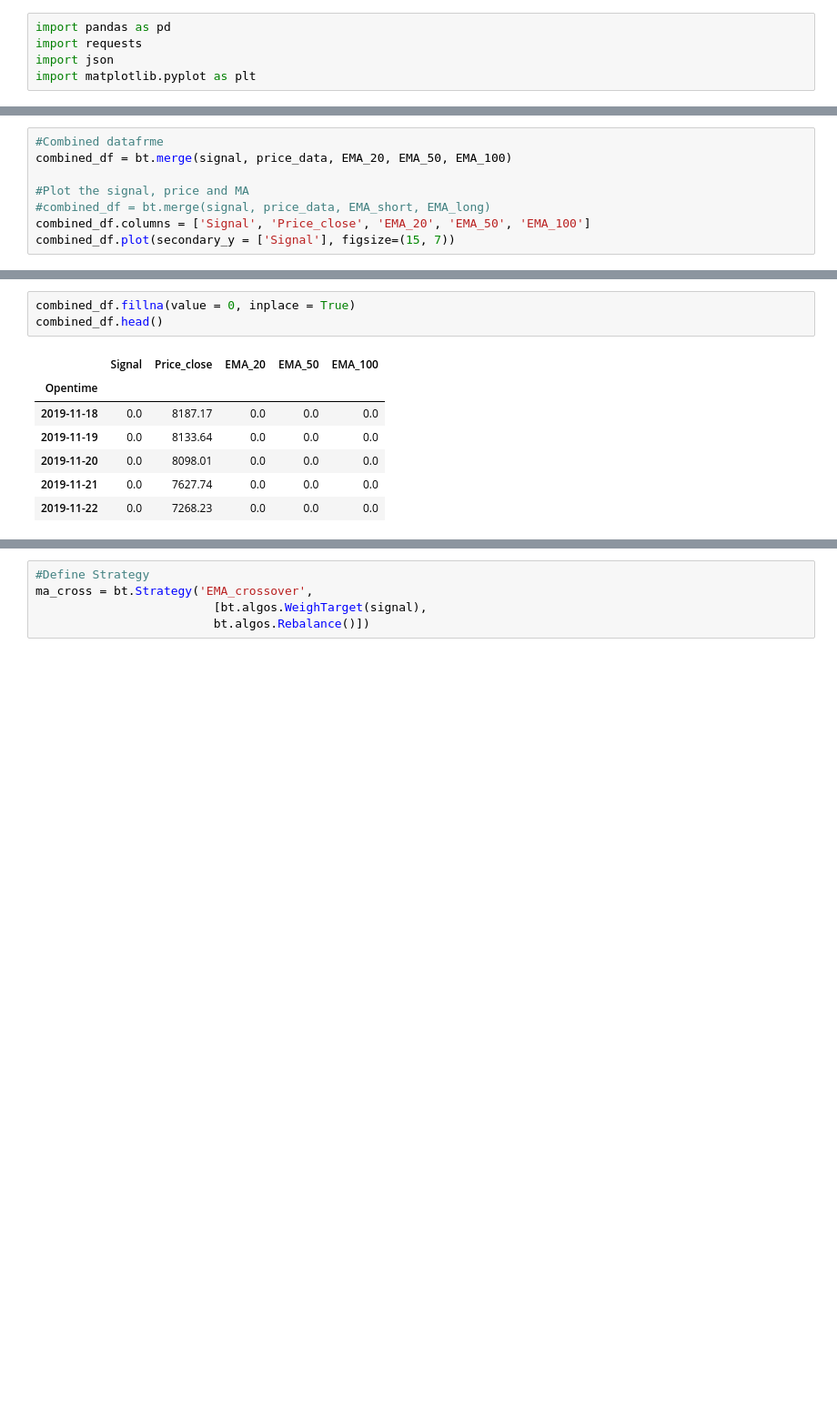
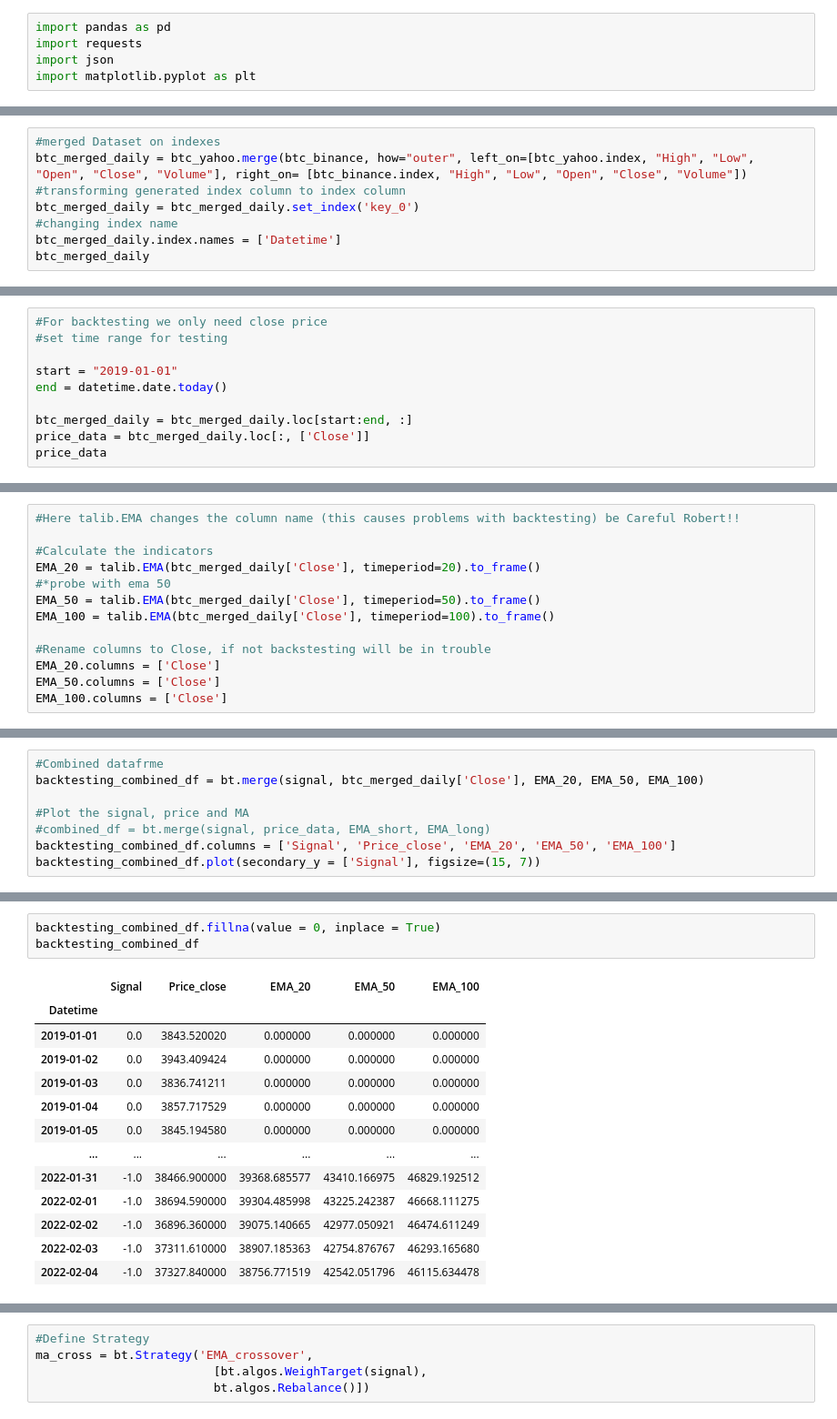
Before and after one commit to gap689/crypto-data-analysis, a Jupyter notebook: tradingmachinelearning/Backtesting.ipynb, the cells around one changed output, grey strips where cells are left out. Shown at 91% size. Saved outputs shown, nothing was run; the diff lists cells and outputs as text; blank space fills up the shorter version.

```diff
--- a/tradingmachinelearning/Backtesting.ipynb
+++ b/tradingmachinelearning/Backtesting.ipynb
@@ -206,0 +201,8 @@ EMA_100.columns = ['Close']
+# %%
+#merged Dataset on indexes
+btc_merged_daily = btc_yahoo.merge(btc_binance, how="outer", left_on=[btc_yahoo.index, "High", "Low", "Open", "Close", "Volume"], right_on= [btc_binance.index, "High", "Low", "Open", "Close", "Volume"])
+#transforming generated index column to index column
+btc_merged_daily = btc_merged_daily.set_index('key_0')
+#changing index name
+btc_merged_daily.index.names = ['Datetime']
+btc_merged_daily
@@ -206,0 +532,10 @@ EMA_100.columns = ['Close']
+# %%
+#For backtesting we only need close price
+#set time range for testing
+
+start = "2019-01-01"
+end = datetime.date.today()
+
+btc_merged_daily = btc_merged_daily.loc[start:end, :]
+price_data = btc_merged_daily.loc[:, ['Close']]
+price_data
@@ -207,3 +559,16 @@ EMA_100.columns = ['Close']
+# %%
+#Here talib.EMA changes the column name (this causes problems with backtesting) be Careful Robert!!
+
+#Calculate the indicators
+EMA_20 = talib.EMA(btc_merged_daily['Close'], timeperiod=20).to_frame()
+#*probe with ema 50
+EMA_50 = talib.EMA(btc_merged_daily['Close'], timeperiod=50).to_frame()
+EMA_100 = talib.EMA(btc_merged_daily['Close'], timeperiod=100).to_frame()
+
+#Rename columns to Close, if not backstesting will be in trouble
+EMA_20.columns = ['Close']
+EMA_50.columns = ['Close']
+EMA_100.columns = ['Close']
 # %%
 #Construct the signal (Weight targets)
 
@@ -233,9 +598,9 @@ signal
 # %%
 #Combined datafrme
-combined_df = bt.merge(signal, price_data, EMA_20, EMA_50, EMA_100)
+backtesting_combined_df = bt.merge(signal, btc_merged_daily['Close'], EMA_20, EMA_50, EMA_100)
 
 #Plot the signal, price and MA
 #combined_df = bt.merge(signal, price_data, EMA_short, EMA_long)
-combined_df.columns = ['Signal', 'Price_close', 'EMA_20', 'EMA_50', 'EMA_100']
-combined_df.plot(secondary_y = ['Signal'], figsize=(15, 7))
+backtesting_combined_df.columns = ['Signal', 'Price_close', 'EMA_20', 'EMA_50', 'EMA_100']
+backtesting_combined_df.plot(secondary_y = ['Signal'], figsize=(15, 7))
 # %% [output]
@@ -244,11 +609,17 @@ combined_df.plot(secondary_y = ['Signal'], figsize=(15, 7))
 # %%
-combined_df.fillna(value = 0, inplace = True)
-combined_df.head()
+backtesting_combined_df.fillna(value = 0, inplace = True)
+backtesting_combined_df
 # %% [output]
 |  | Signal | Price_close | EMA_20 | EMA_50 | EMA_100 |
-| Opentime |  |  |  |  |  |
-| 2019-11-18 | 0.0 | 8187.17 | 0.0 | 0.0 | 0.0 |
-| 2019-11-19 | 0.0 | 8133.64 | 0.0 | 0.0 | 0.0 |
-| 2019-11-20 | 0.0 | 8098.01 | 0.0 | 0.0 | 0.0 |
-| 2019-11-21 | 0.0 | 7627.74 | 0.0 | 0.0 | 0.0 |
-| 2019-11-22 | 0.0 | 7268.23 | 0.0 | 0.0 | 0.0 |
+| Datetime |  |  |  |  |  |
+| 2019-01-01 | 0.0 | 3843.520020 | 0.000000 | 0.000000 | 0.000000 |
+| 2019-01-02 | 0.0 | 3943.409424 | 0.000000 | 0.000000 | 0.000000 |
+| 2019-01-03 | 0.0 | 3836.741211 | 0.000000 | 0.000000 | 0.000000 |
+| 2019-01-04 | 0.0 | 3857.717529 | 0.000000 | 0.000000 | 0.000000 |
+| 2019-01-05 | 0.0 | 3845.194580 | 0.000000 | 0.000000 | 0.000000 |
+| ... | ... | ... | ... | ... | ... |
+| 2022-01-31 | -1.0 | 38466.900000 | 39368.685577 | 43410.166975 | 46829.192512 |
+| 2022-02-01 | -1.0 | 38694.590000 | 39304.485998 | 43225.242387 | 46668.111275 |
+| 2022-02-02 | -1.0 | 36896.360000 | 39075.140665 | 42977.050921 | 46474.611249 |
+| 2022-02-03 | -1.0 | 37311.610000 | 38907.185363 | 42754.876767 | 46293.165680 |
+| 2022-02-04 | -1.0 | 37327.840000 | 38756.771519 | 42542.051796 | 46115.634478 |
```
Also changed, not shown: parts of 88 cells of this notebook.
